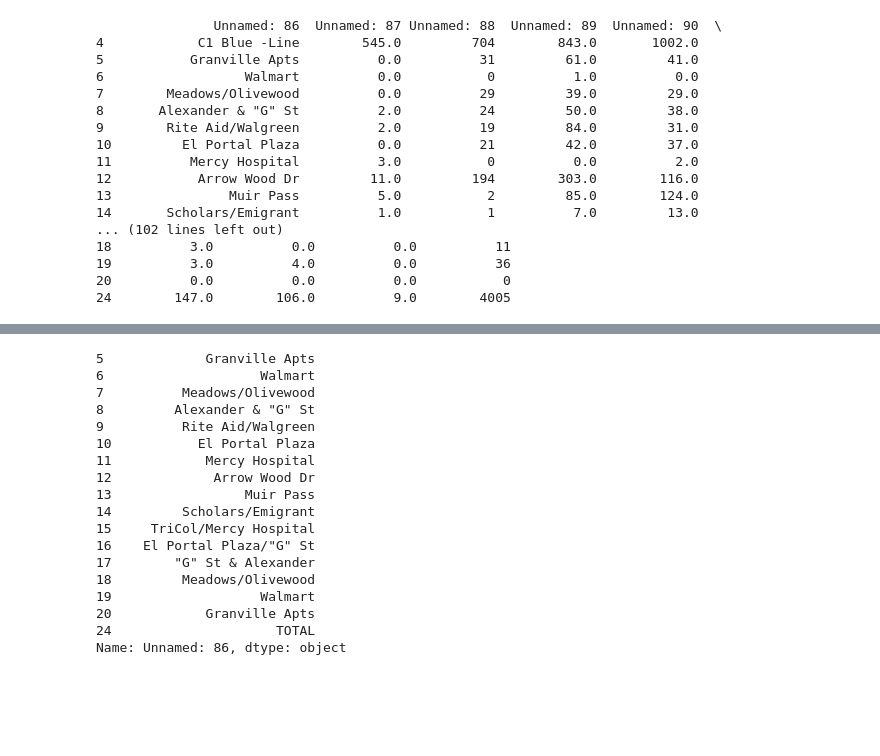
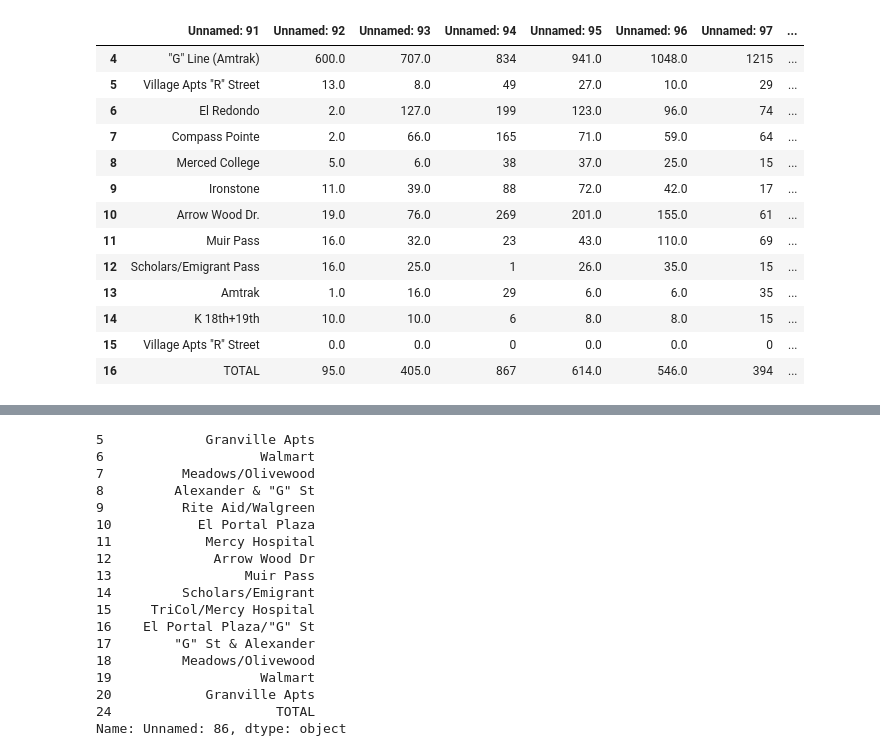
Before and after one commit to nlt-python/UCM_CatTracks_Simulator, a Jupyter notebook: load_and_eda.ipynb, the cells around one changed output, grey strips where cells are left out. Drawn from its saved outputs; the diff is of its cells as text; code cells hidden in the pictures; blank space fills up the shorter version.

```diff
--- a/load_and_eda.ipynb
+++ b/load_and_eda.ipynb
@@ -69,27 +104,8 @@ print(type(g_line))
 # %%
 # Only c1_blue and c1_gold lines have Nans in first column.
-# c2_exp, g_line do not have Nans in first column
 
-nans_lst = [c1_blue, c1_gold]
+nans_lst = [feb_c1g, feb_c1b, oct_c1b, oct_c1g]
 
 for df in nans_lst:
     df.dropna(inplace=True)
-    print(df)
+#     print(df)
-# %% [output]
-               Unnamed: 86  Unnamed: 87 Unnamed: 88  Unnamed: 89  Unnamed: 90  \
-4            C1 Blue -Line        545.0         704        843.0       1002.0
-5           Granville Apts          0.0          31         61.0         41.0
-6                  Walmart          0.0           0          1.0          0.0
-7        Meadows/Olivewood          0.0          29         39.0         29.0
-8       Alexander & "G" St          2.0          24         50.0         38.0
-9        Rite Aid/Walgreen          2.0          19         84.0         31.0
-10         El Portal Plaza          0.0          21         42.0         37.0
-11          Mercy Hospital          3.0           0          0.0          2.0
-12           Arrow Wood Dr         11.0         194        303.0        116.0
-13               Muir Pass          5.0           2         85.0        124.0
-14       Scholars/Emigrant          1.0           1          7.0         13.0
-... (102 lines left out)
-18          3.0          0.0          0.0          11
-19          3.0          4.0          0.0          36
-20          0.0          0.0          0.0           0
-24        147.0        106.0          9.0        4005
@@ -103,0 +122,29 @@ g_line = g_line.drop(columns=['Unnamed: 117'])
+# %%
+# Use similar brute force process to slice G-line data:
+# Don't forget to load the spreadsheet first.
+
+file1 = '219-CATTRACKS Fall 2019- February Billing.xlsx'
+file2 = 'CATTRACKS Fall 2018- October Billing.xlsx'
+
+feb_g_line = pd.read_excel(file1, 'G-Line')
+oct_g_line = pd.read_excel(file2, 'G-Line')
+
+feb_g = feb_g_line.iloc[4:17, 101:119]
+oct_g = oct_g_line.iloc[4:17, 91:107]
+
+# feb_g, oct_g
+# %% [output]
+|  | Unnamed: 91 | Unnamed: 92 | Unnamed: 93 | Unnamed: 94 | Unnamed: 95 | Unnamed: 96 | Unnamed: 97 | ... |
+| 4 | "G" Line (Amtrak) | 600.0 | 707.0 | 834 | 941.0 | 1048.0 | 1215 | ... |
+| 5 | Village Apts "R" Street | 13.0 | 8.0 | 49 | 27.0 | 10.0 | 29 | ... |
+| 6 | El Redondo | 2.0 | 127.0 | 199 | 123.0 | 96.0 | 74 | ... |
+| 7 | Compass Pointe | 2.0 | 66.0 | 165 | 71.0 | 59.0 | 64 | ... |
+| 8 | Merced College | 5.0 | 6.0 | 38 | 37.0 | 25.0 | 15 | ... |
+| 9 | Ironstone | 11.0 | 39.0 | 88 | 72.0 | 42.0 | 17 | ... |
+| 10 | Arrow Wood Dr. | 19.0 | 76.0 | 269 | 201.0 | 155.0 | 61 | ... |
+| 11 | Muir Pass | 16.0 | 32.0 | 23 | 43.0 | 110.0 | 69 | ... |
+| 12 | Scholars/Emigrant Pass | 16.0 | 25.0 | 1 | 26.0 | 35.0 | 15 | ... |
+| 13 | Amtrak | 1.0 | 16.0 | 29 | 6.0 | 6.0 | 35 | ... |
+| 14 | K 18th+19th | 10.0 | 10.0 | 6 | 8.0 | 8.0 | 15 | ... |
+| 15 | Village Apts "R" Street | 0.0 | 0.0 | 0 | 0.0 | 0.0 | 0 | ... |
+| 16 | TOTAL | 95.0 | 405.0 | 867 | 614.0 | 546.0 | 394 | ... |
```
Also changed, not shown: parts of 25 cells of this notebook, 2 other files.
